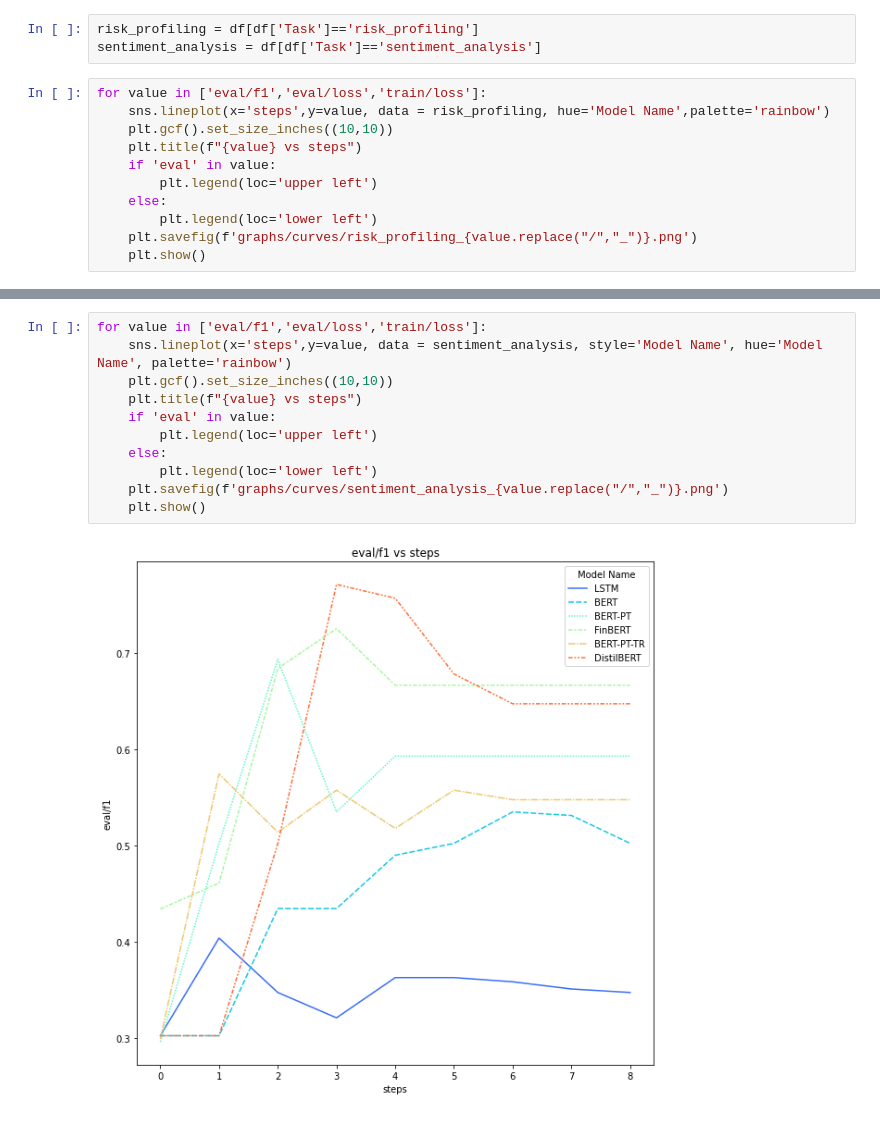
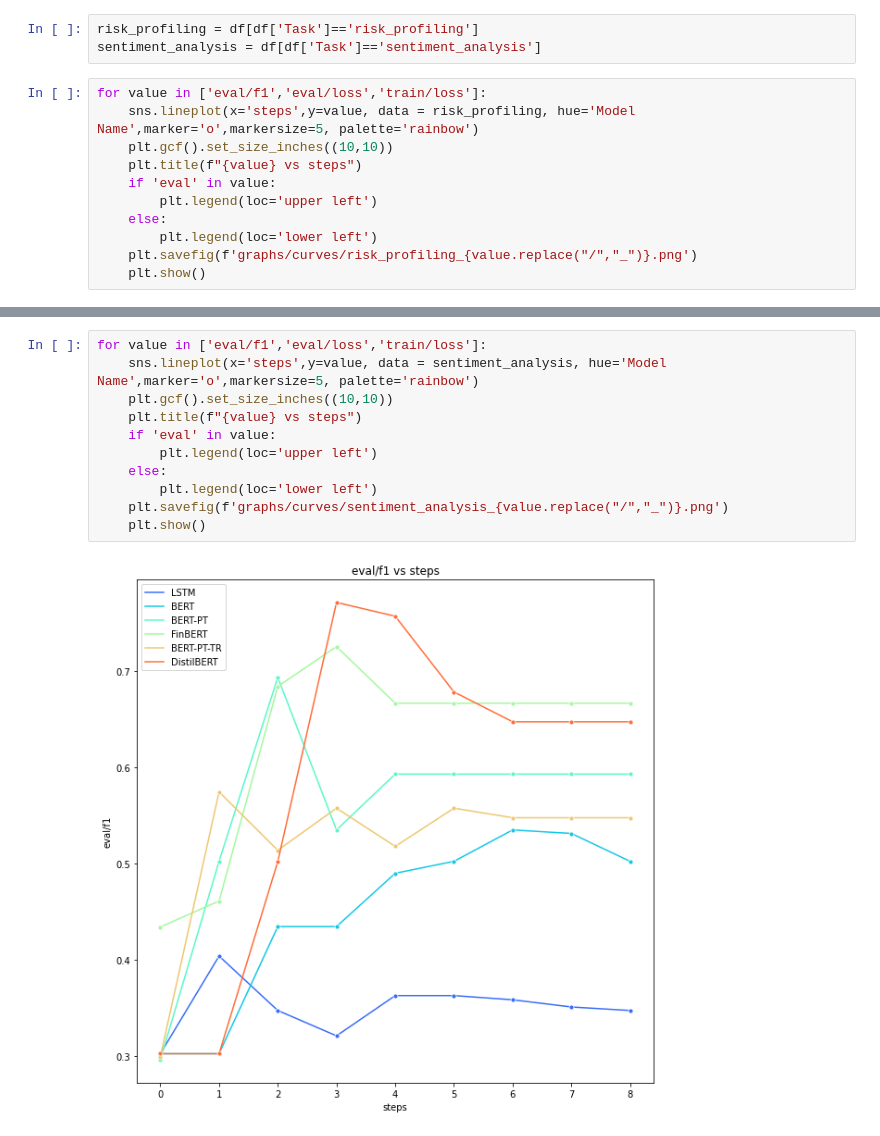
Before and after one commit to gchhablani/financial-sentiment-analysis, a Jupyter notebook: Curves.ipynb, the cells around one changed output, grey strips where cells are left out. Drawn from its saved outputs; the diff is of its cells as text.

```diff
--- a/Curves.ipynb
+++ b/Curves.ipynb
@@ -43,7 +43,7 @@ risk_profiling = df[df['Task']=='risk_profiling']
 sentiment_analysis = df[df['Task']=='sentiment_analysis']
 # %%
 for value in ['eval/f1','eval/loss','train/loss']:
-    sns.lineplot(x='steps',y=value, data = risk_profiling, hue='Model Name',palette='rainbow')
+    sns.lineplot(x='steps',y=value, data = risk_profiling, hue='Model Name',marker='o',markersize=5, palette='rainbow')
     plt.gcf().set_size_inches((10,10))
     plt.title(f"{value} vs steps")
     if 'eval' in value:
@@ -59,13 +59,13 @@ for value in ['eval/f1','eval/loss','train/loss']:
 # %%
 for value in ['eval/f1','eval/loss','train/loss']:
-    sns.lineplot(x='steps',y=value, data = sentiment_analysis, style='Model Name', hue='Model Name', palette='rainbow')
+    sns.lineplot(x='steps',y=value, data = sentiment_analysis, hue='Model Name',marker='o',markersize=5, palette='rainbow')
     plt.gcf().set_size_inches((10,10))
     plt.title(f"{value} vs steps")
     if 'eval' in value:
         plt.legend(loc='upper left')
     else:
         plt.legend(loc='lower left')
     plt.savefig(f'graphs/curves/sentiment_analysis_{value.replace("/","_")}.png')
     plt.show()
 # %% [output]
-[figure, old version]
+[figure, new version]
```
Also changed, not shown: parts of 2 cells of this notebook.
